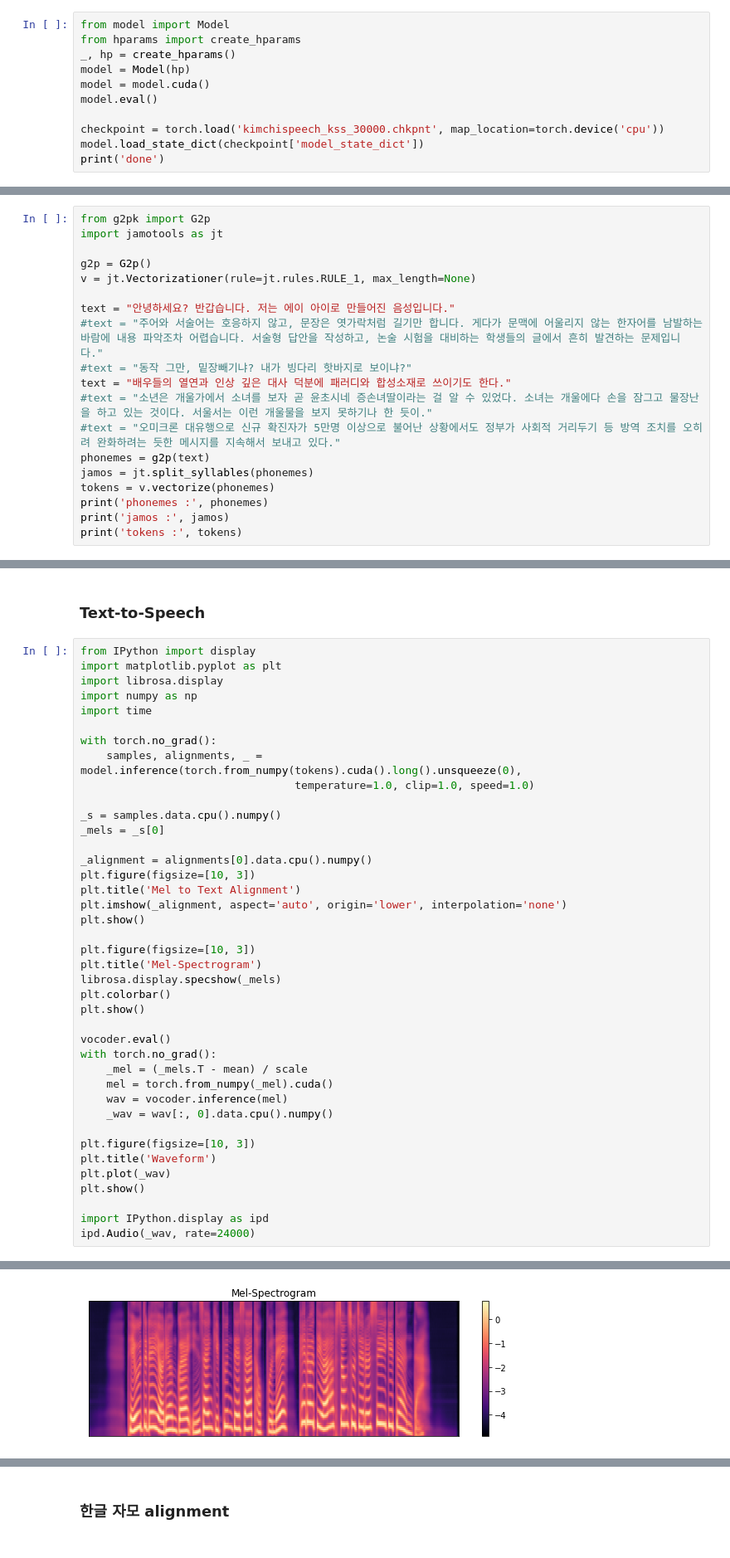
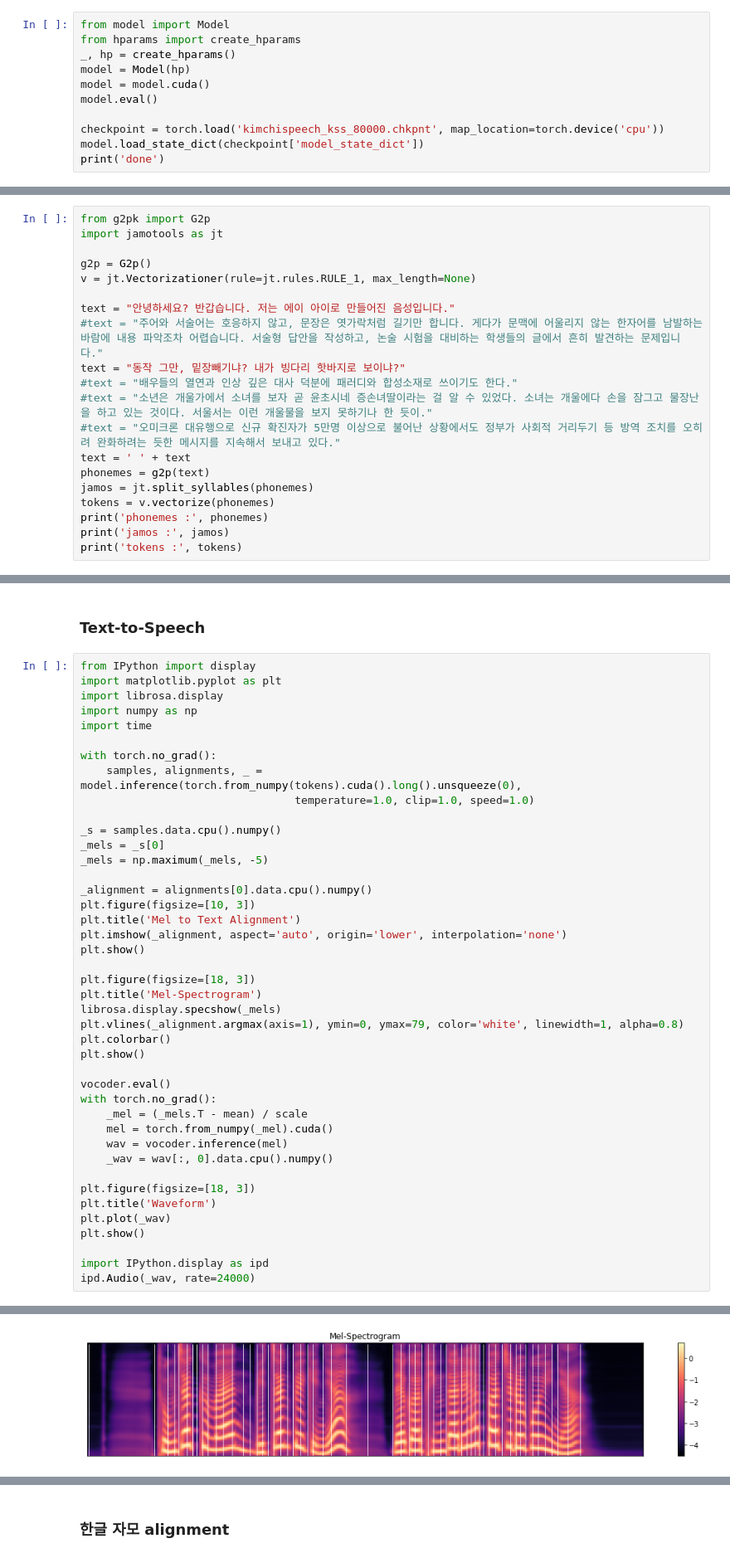
Before and after one commit to scpark20/KimchiSpeech_KSS, a Jupyter notebook: demo.ipynb, the cells around one changed output, grey strips where cells are left out. Shown at 83% size. Drawn from its saved outputs; the diff is of its cells as text.

```diff
--- a/demo.ipynb
+++ b/demo.ipynb
@@ -52,7 +67,7 @@ model = Model(hp)
 model = model.cuda()
 model.eval()
 
-checkpoint = torch.load('kimchispeech_kss_30000.chkpnt', map_location=torch.device('cpu'))
+checkpoint = torch.load('kimchispeech_kss_80000.chkpnt', map_location=torch.device('cpu'))
 model.load_state_dict(checkpoint['model_state_dict'])
 print('done')
 # %% [output]
@@ -68,10 +83,11 @@ v = jt.Vectorizationer(rule=jt.rules.RULE_1, max_length=None)
 
 text = "안녕하세요? 반갑습니다. 저는 에이 아이로 만들어진 음성입니다."
 #text = "주어와 서술어는 호응하지 않고, 문장은 엿가락처럼 길기만 합니다. 게다가 문맥에 어울리지 않는 한자어를 남발하는 바람에 내용 파악조차 어렵습니다. 서술형 답안을 작성하고, 논술 시험을 대비하는 학생들의 글에서 흔히 발견하는 문제입니다."
-#text = "동작 그만, 밑장빼기냐? 내가 빙다리 핫바지로 보이냐?"
-text = "배우들의 열연과 인상 깊은 대사 덕분에 패러디와 합성소재로 쓰이기도 한다."
+text = "동작 그만, 밑장빼기냐? 내가 빙다리 핫바지로 보이냐?"
+#text = "배우들의 열연과 인상 깊은 대사 덕분에 패러디와 합성소재로 쓰이기도 한다."
 #text = "소년은 개울가에서 소녀를 보자 곧 윤초시네 증손녀딸이라는 걸 알 수 있었다. 소녀는 개울에다 손을 잠그고 물장난을 하고 있는 것이다. 서울서는 이런 개울물을 보지 못하기나 한 듯이."
 #text = "오미크론 대유행으로 신규 확진자가 5만명 이상으로 불어난 상황에서도 정부가 사회적 거리두기 등 방역 조치를 오히려 완화하려는 듯한 메시지를 지속해서 보내고 있다."
+text = ' ' + text
 phonemes = g2p(text)
 jamos = jt.split_syllables(phonemes)
 tokens = v.vectorize(phonemes)
@@ -101,6 +116,7 @@ with torch.no_grad():
 
 _s = samples.data.cpu().numpy()
 _mels = _s[0]
+_mels = np.maximum(_mels, -5)
 
 _alignment = alignments[0].data.cpu().numpy()
 plt.figure(figsize=[10, 3])
@@ -108,9 +124,10 @@ plt.title('Mel to Text Alignment')
 plt.imshow(_alignment, aspect='auto', origin='lower', interpolation='none')
 plt.show()
 
-plt.figure(figsize=[10, 3])
+plt.figure(figsize=[18, 3])
 plt.title('Mel-Spectrogram')
 librosa.display.specshow(_mels)
+plt.vlines(_alignment.argmax(axis=1), ymin=0, ymax=79, color='white', linewidth=1, alpha=0.8)
 plt.colorbar()
 plt.show()
 
@@ -121,7 +138,7 @@ with torch.no_grad():
     wav = vocoder.inference(mel)
     _wav = wav[:, 0].data.cpu().numpy()
 
-plt.figure(figsize=[10, 3])
+plt.figure(figsize=[18, 3])
 plt.title('Waveform')
 plt.plot(_wav)
 plt.show()
@@ -133 +150 @@ ipd.Audio(_wav, rate=24000)
-[figure, old version]
+[figure, new version]
```
Also changed, not shown: parts of 7 cells of this notebook.
